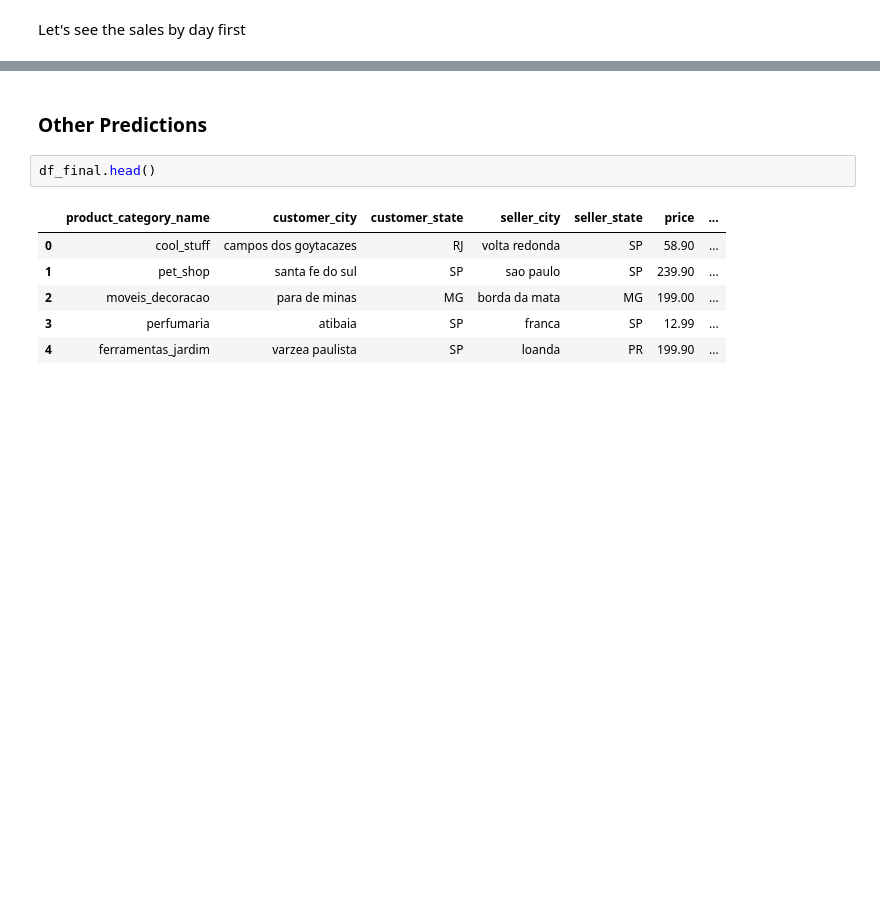
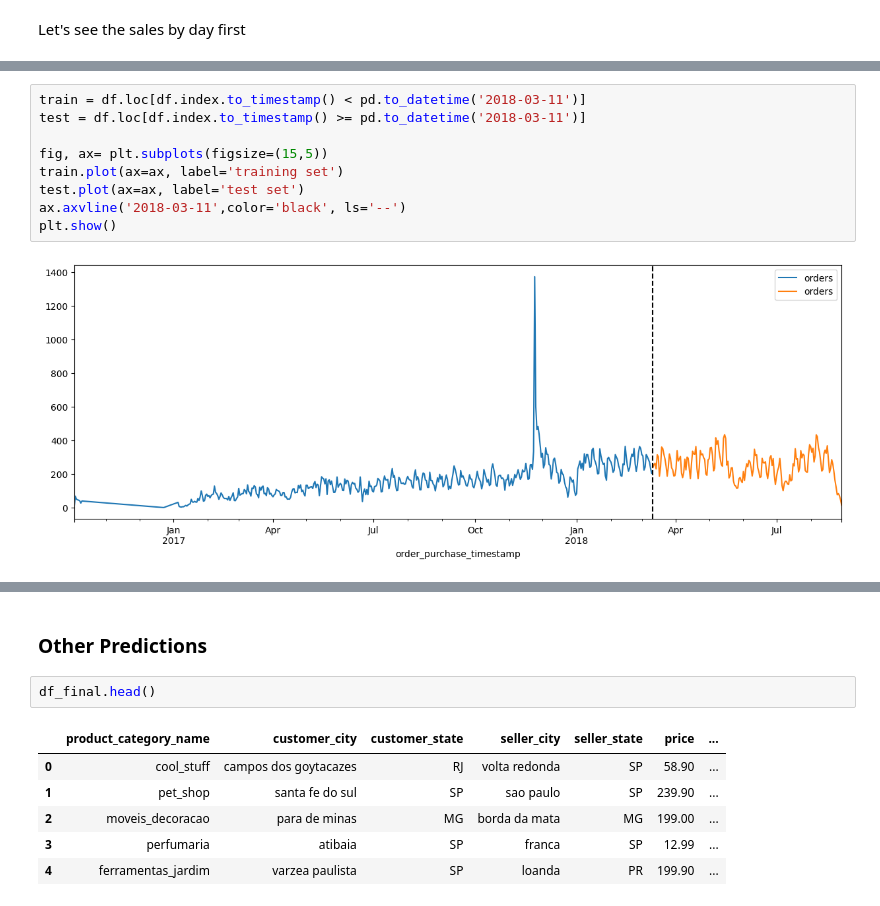
Before and after one commit to mikael-vestri/eCommerceAnalysis, a Jupyter notebook: Olist_Analysis.ipynb, the cells around one changed output, grey strips where cells are left out. Cells and saved outputs as stored; diff of their text form; blank space fills up the shorter version.

```diff
--- a/Olist_Analysis.ipynb
+++ b/Olist_Analysis.ipynb
@@ -1244,0 +965,11 @@ test_df[['price','forecast_ARIMA']].plot()
+# %%
+train = df.loc[df.index.to_timestamp() < pd.to_datetime('2018-03-11')]
+test = df.loc[df.index.to_timestamp() >= pd.to_datetime('2018-03-11')]
+
+fig, ax= plt.subplots(figsize=(15,5))
+train.plot(ax=ax, label='training set')
+test.plot(ax=ax, label='test set')
+ax.axvline('2018-03-11',color='black', ls='--')
+plt.show()
+# %% [output]
+[figure, added]
```
Also changed, not shown: parts of 105 cells of this notebook.
